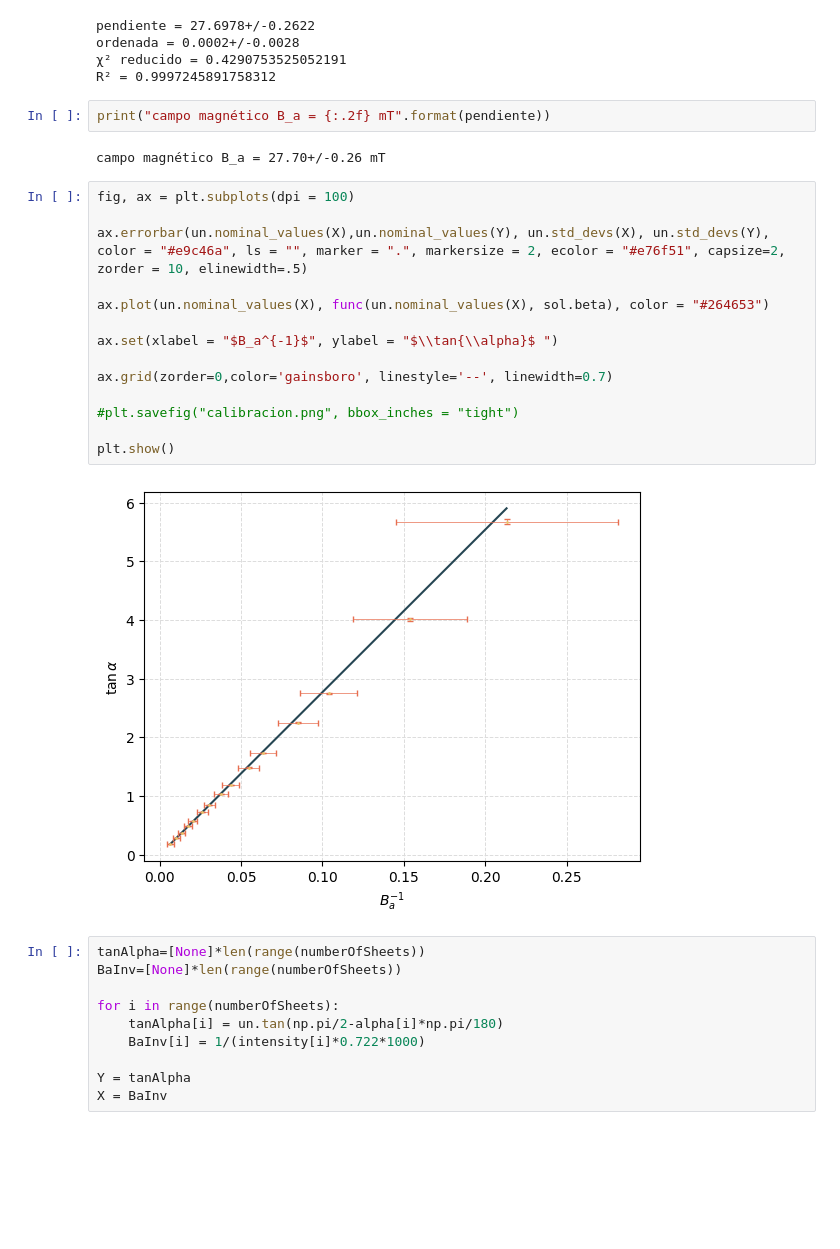
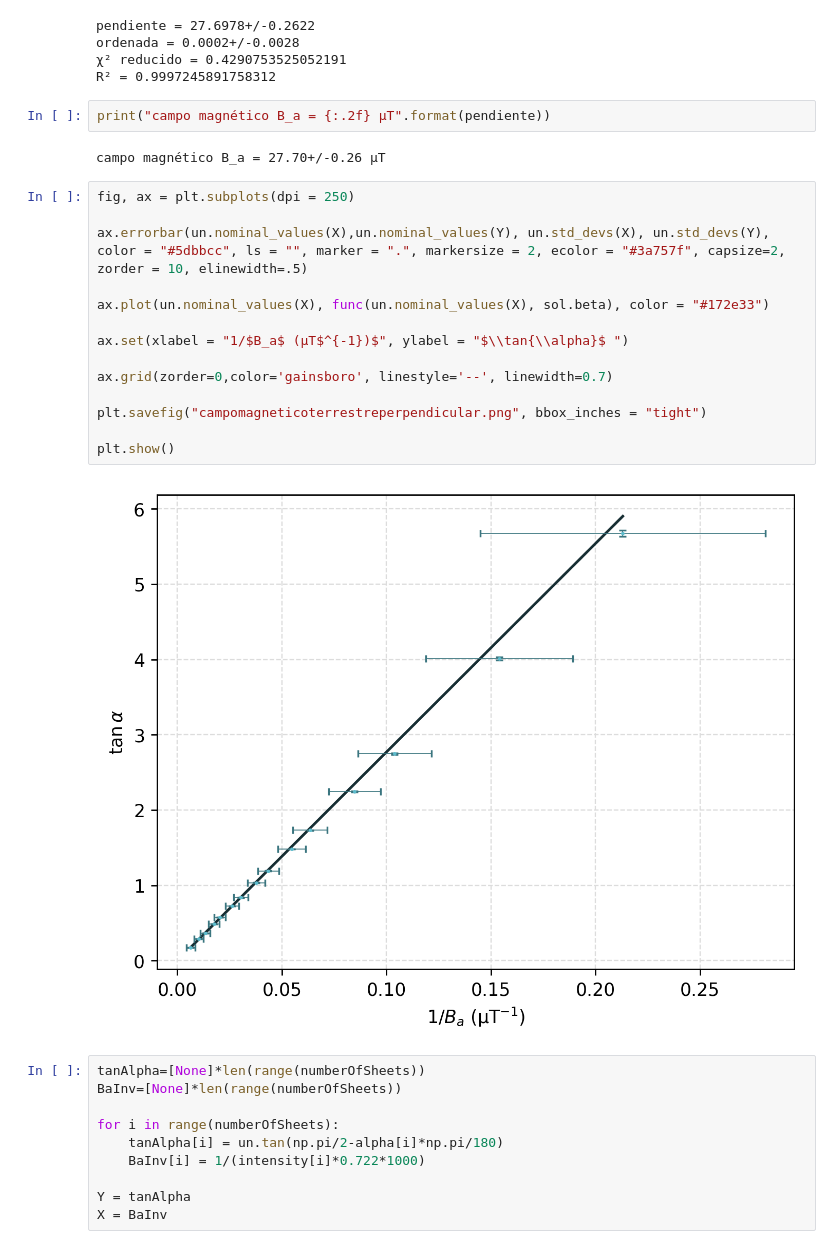
Before and after one commit to Alaviii/PythonPlotting, a Jupyter notebook: Electromagnetismo/practica5magnetierra/parte1.ipynb, the cells around one changed output. Cells and saved outputs as stored; diff of their text form; blank space fills up the shorter version.

```diff
--- a/Electromagnetismo/practica5magnetierra/parte1.ipynb
+++ b/Electromagnetismo/practica5magnetierra/parte1.ipynb
@@ -83,25 +83,25 @@ ordenada = 0.0002+/-0.0028
 χ² reducido = 0.4290753525052191
 R² = 0.9997245891758312
 # %%
-print("campo magnético B_a = {:.2f} mT".format(pendiente))
+print("campo magnético B_a = {:.2f} μT".format(pendiente))
 # %% [output]
-campo magnético B_a = 27.70+/-0.26 mT
+campo magnético B_a = 27.70+/-0.26 μT
 # %%
-fig, ax = plt.subplots(dpi = 100)
+fig, ax = plt.subplots(dpi = 250)
 
-ax.errorbar(un.nominal_values(X),un.nominal_values(Y), un.std_devs(X), un.std_devs(Y), color = "#e9c46a", ls = "", marker = ".", markersize = 2, ecolor = "#e76f51", capsize=2, zorder = 10, elinewidth=.5)
+ax.errorbar(un.nominal_values(X),un.nominal_values(Y), un.std_devs(X), un.std_devs(Y), color = "#5dbbcc", ls = "", marker = ".", markersize = 2, ecolor = "#3a757f", capsize=2, zorder = 10, elinewidth=.5)
 
-ax.plot(un.nominal_values(X), func(un.nominal_values(X), sol.beta), color = "#264653")
+ax.plot(un.nominal_values(X), func(un.nominal_values(X), sol.beta), color = "#172e33")
 
-ax.set(xlabel = "$B_a^{-1}$", ylabel = "$\\tan{\\alpha}$ ")
+ax.set(xlabel = "1/$B_a$ (μT$^{-1})$", ylabel = "$\\tan{\\alpha}$ ")
 
 ax.grid(zorder=0,color='gainsboro', linestyle='--', linewidth=0.7)
 
-#plt.savefig("calibracion.png", bbox_inches = "tight")
+plt.savefig("campomagneticoterrestreperpendicular.png", bbox_inches = "tight")
 
 plt.show()
 # %% [output]
-[figure, old version]
+[figure, new version]
 # %%
 tanAlpha=[None]*len(range(numberOfSheets))
 BaInv=[None]*len(range(numberOfSheets))
```
Also changed, not shown: 2 other files.
